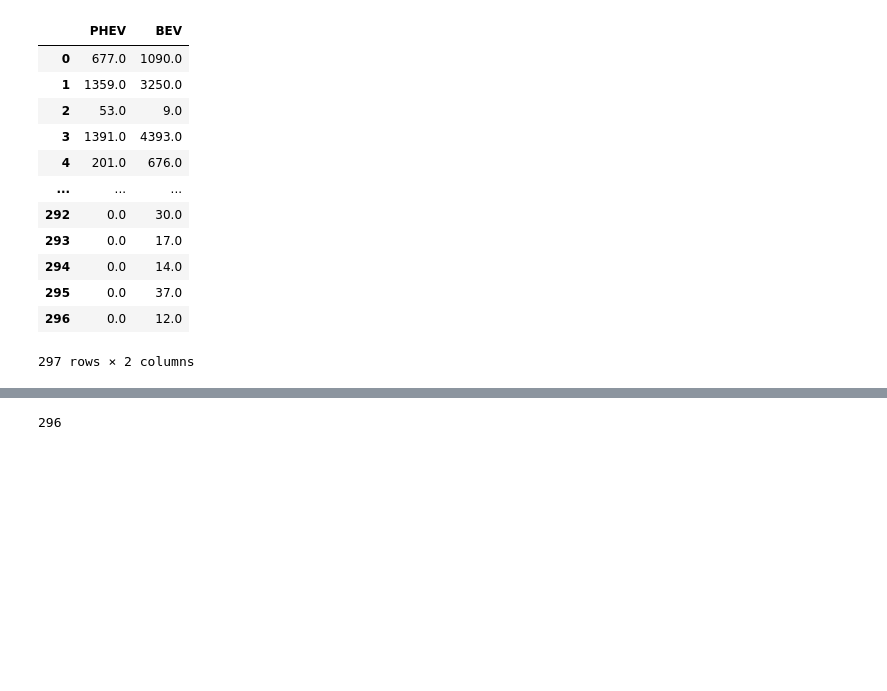
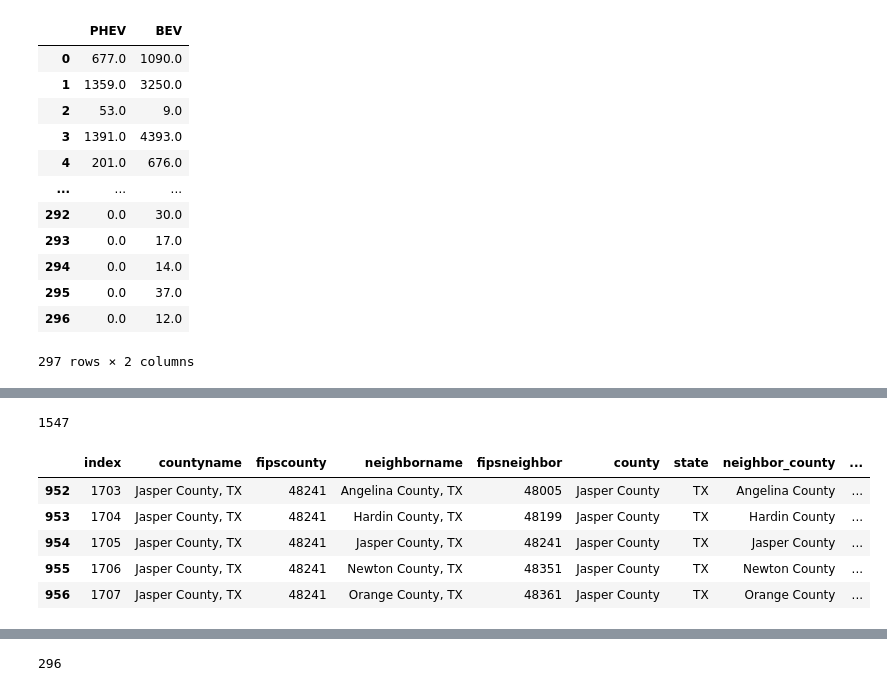
Before and after one commit to shakesy94/ev_adoption_ml, a Jupyter notebook: Preprocessing and Featurization.ipynb, the cells around one changed output, grey strips where cells are left out. Saved outputs shown, nothing was run; the diff lists cells and outputs as text; code cells hidden in the pictures; blank space fills up the shorter version.

```diff
--- a/Preprocessing and Featurization.ipynb
+++ b/Preprocessing and Featurization.ipynb
@@ -710,0 +741,20 @@ df_e_idx
+# %%
+
+start = df_e['fipscounty']
+end = df_e['fipsneighbor']
+activated_arcs = list(zip(start,end))
+
+# Create a new list of tuples with mapped values
+activated_arcs = [(mapping_dic[t[0]], mapping_dic[t[1]]) for t in activated_arcs]
+len(activated_arcs)
+# %% [output]
+1547
+# %%
+df_e[df_e['fipscounty']==48241]
+# %% [output]
+|  | index | countyname | fipscounty | neighborname | fipsneighbor | county | state | neighbor_county | ... |
+| 952 | 1703 | Jasper County, TX | 48241 | Angelina County, TX | 48005 | Jasper County | TX | Angelina County | ... |
+| 953 | 1704 | Jasper County, TX | 48241 | Hardin County, TX | 48199 | Jasper County | TX | Hardin County | ... |
+| 954 | 1705 | Jasper County, TX | 48241 | Jasper County, TX | 48241 | Jasper County | TX | Jasper County | ... |
+| 955 | 1706 | Jasper County, TX | 48241 | Newton County, TX | 48351 | Jasper County | TX | Newton County | ... |
+| 956 | 1707 | Jasper County, TX | 48241 | Orange County, TX | 48361 | Jasper County | TX | Orange County | ... |
```
Also changed, not shown: parts of 26 cells of this notebook, 2 other files.
